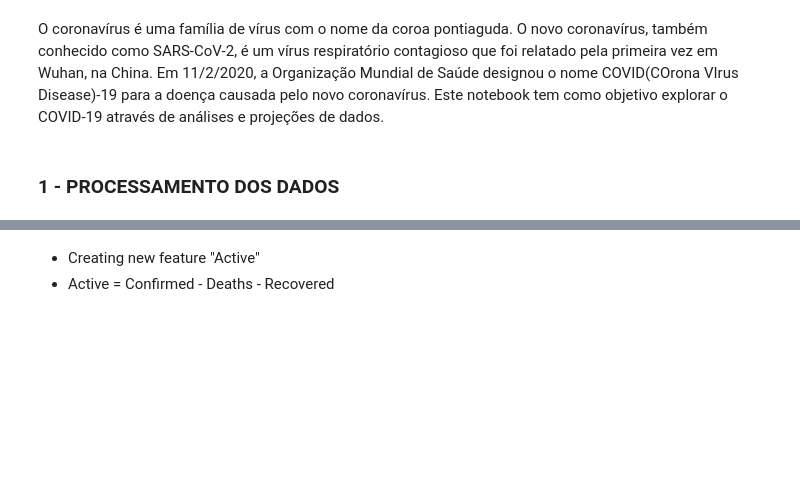
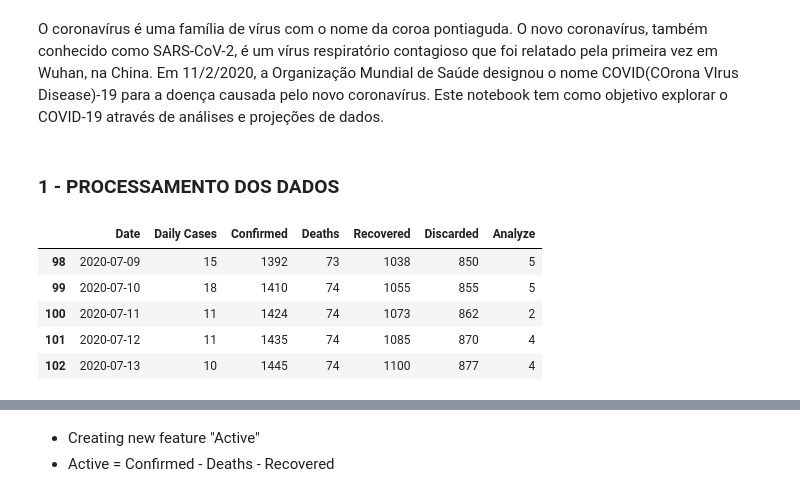
Before and after one commit to vanilsongomes/Pratical, a Jupyter notebook: Prophet_Covid19_Breves_FAMAT.ipynb, the cells around one changed output, grey strips where cells are left out. Saved outputs shown, nothing was run; the diff lists cells and outputs as text; code cells hidden in the pictures; blank space fills up the shorter version.

```diff
--- a/Prophet_Covid19_Breves_FAMAT.ipynb
+++ b/Prophet_Covid19_Breves_FAMAT.ipynb
@@ -46,4 +47,15 @@ df_breves=pd.read_excel('/content/Atual_Dados_Breves_COVID19.xlsx')
 #df_breves.head(3)
+# %%
+url = "https://github.com/vanilsongomes/Pratical/blob/master/Atual_Dados_Breves_COVID19.xlsx?raw=true"
+df_breves = pd.read_excel(url,sheet_name='Planilha1')
+df_breves.tail()
+# %% [output]
+|  | Date | Daily Cases | Confirmed | Deaths | Recovered | Discarded | Analyze |
+| 98 | 2020-07-09 | 15 | 1392 | 73 | 1038 | 850 | 5 |
+| 99 | 2020-07-10 | 18 | 1410 | 74 | 1055 | 855 | 5 |
+| 100 | 2020-07-11 | 11 | 1424 | 74 | 1073 | 862 | 2 |
+| 101 | 2020-07-12 | 11 | 1435 | 74 | 1085 | 870 | 4 |
+| 102 | 2020-07-13 | 10 | 1445 | 74 | 1100 | 877 | 4 |
 # %%
 ##BuGn
 ##Wistia
```
Also changed, not shown: parts of 10 cells of this notebook.
